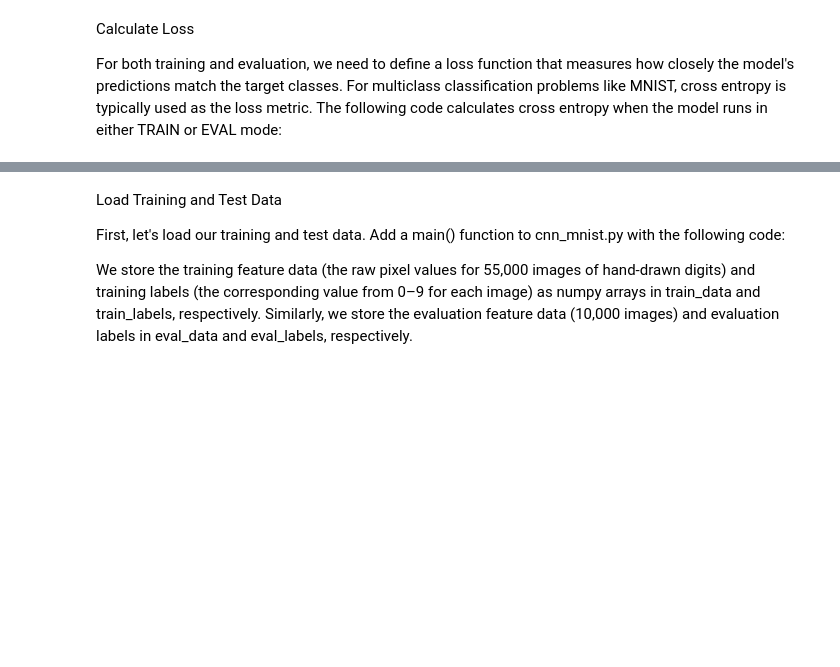
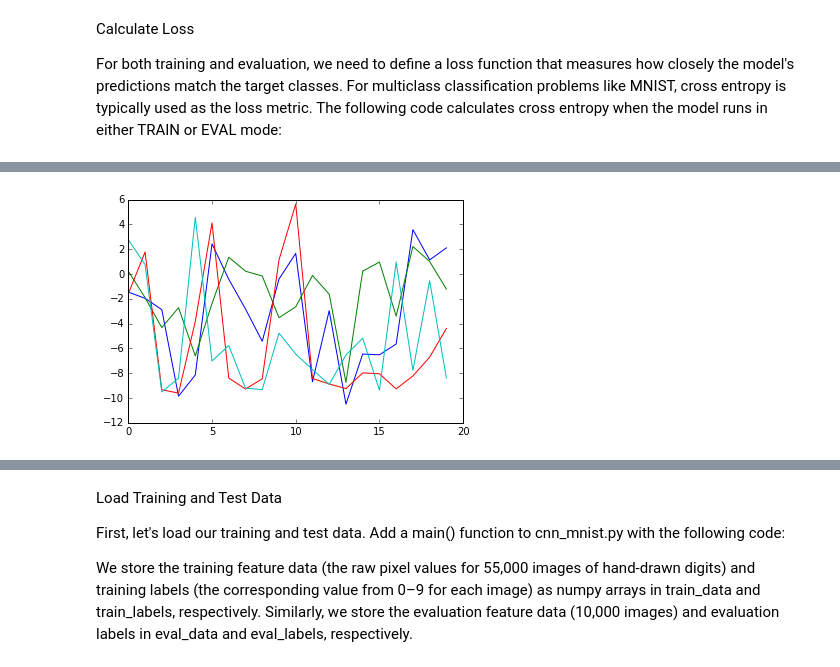
Before and after one commit to p-koo/tensorflow_tutorial_genomics, a Jupyter notebook: tutorials_tensorflow/Notebook_Tensorflow_NN.ipynb, the cells around one changed output, grey strips where cells are left out. Drawn from its saved outputs; the diff is of its cells as text; code cells hidden in the pictures; blank space fills up the shorter version.

```diff
--- a/tutorials_tensorflow/Notebook_Tensorflow_NN.ipynb
+++ b/tutorials_tensorflow/Notebook_Tensorflow_NN.ipynb
@@ -178,0 +393,18 @@ For both training and evaluation, we need to define a loss function that measure
+# %%
+# let's get the highest predicted sequence
+max_index = np.argsort(test_predict[:,0])[::-1]
+
+# get sequence
+index = 1
+X = np.expand_dims(X_test[max_index[index]], axis=0)
+
+# calculate the gradients to the inputs
+grad_to_inputs = tf.gradients(predictions, inputs)
+
+# run the session to calculate the saliency map for a given sequence X
+backprop_saliency = sess.run(grad_to_inputs, feed_dict={inputs: X,
+                                                        keep_prob: 1.0})
+
+plt.plot(np.squeeze(backprop_saliency[0]));
+# %% [output]
+[figure, added]
```
Also changed, not shown: parts of 55 cells of this notebook, 16 other files.
